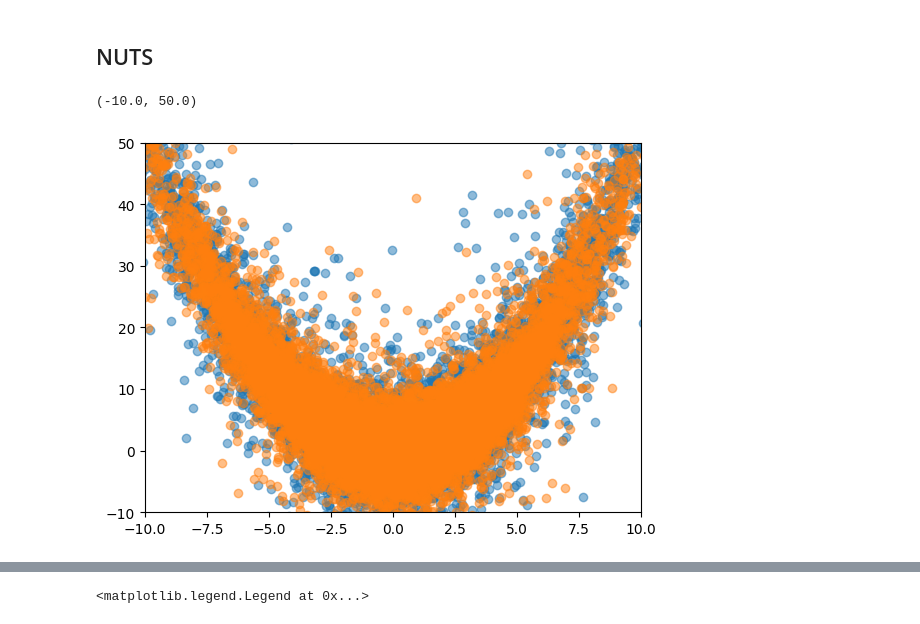
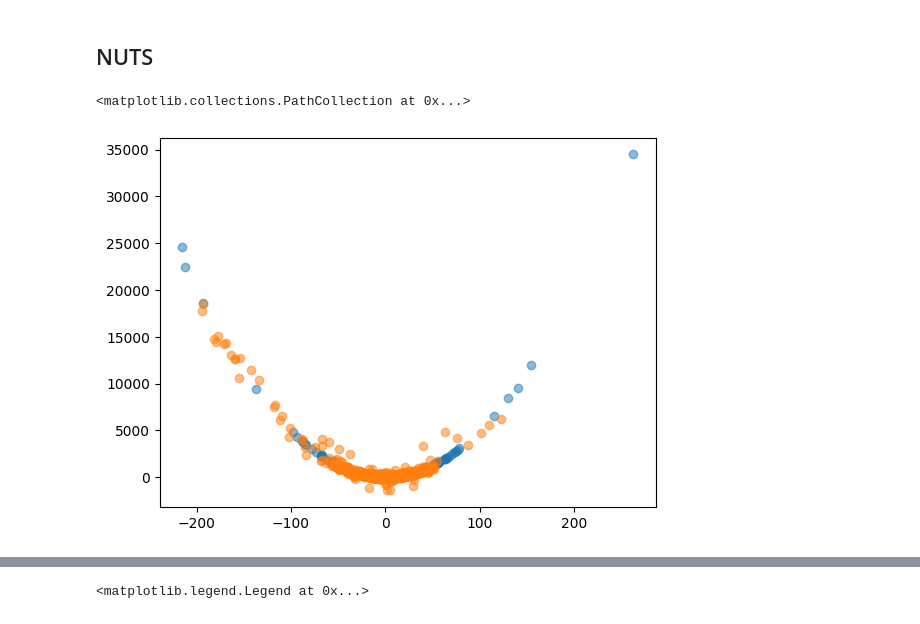
Before and after one commit to liusf15/sub-cauchy-sampler, a Jupyter notebook: experiments/test_realnvp.ipynb, the cells around one changed output, grey strips where cells are left out. Drawn from its saved outputs; the diff is of its cells as text; code cells hidden in the pictures.

```diff
--- a/experiments/test_realnvp.ipynb
+++ b/experiments/test_realnvp.ipynb
@@ -105,6 +238,7 @@ plot_density_contour(target.log_prob, 0, 1, d, xlim=(-2, 2), ylim=(-5, 5))
 # %% [output]
 [figure]
 # %%
+exact_samples = target.sample(seed=key, n=transformed_samples.shape[0])
 fig, ax = plt.subplots(1, 2, figsize=(8, 4))
 for i, j in enumerate([0, 1]):
     exact_sorted = jnp.sort(exact_samples[:, j])
@@ -236,7 +370,7 @@ def loss_fn(params):
 # jax.grad(loss_fn)(params)
 # %%
 learning_rate = 1e-3
-max_iter = 1000
+max_iter = 2000
 opt_params, losses = train(loss_fn, params, learning_rate=learning_rate, max_iter=max_iter)
 # %%
 plt.plot(losses)
@@ -288,6 +415,13 @@ logp_sphere = scp_model.transform_target(logp_transformed_by_nvp, opt_params['sc
 # %%
+def logp_transformed_by_nvp(x):
+    y, logdet = nvp_model.apply(opt_params['nvp'], x, method=nvp_model.forward)
+    logp = target.log_prob(y)
+    return logp + logdet
+
+logp_sphere = scp_model.transform_target(logp_transformed_by_nvp, opt_params['scp'])
+
 nsample = 100_000
 burnin = 500
-x0 = jnp.zeros(d+1)
+x0 = uniform_sample_bright_side(d, latitude, jax.random.key(0), n=1)[0]
 seed = 1
-mcmc_samples_sphere, accepts = rwm_bright_side(logp_sphere, x0, latitude, key=jax.random.key(seed), nsample=nsample+burnin, stepsize=100)
+mcmc_samples_sphere, accepts = rwm_bright_side(logp_sphere, x0, latitude, key=jax.random.key(seed), nsample=nsample+burnin, stepsize=0.001)
@@ -382,7 +521,7 @@ import numpyro.distributions as dist
 from numpyro.infer import MCMC, NUTS
 from numpyro.distributions import constraints
 
-d = 20
+d = 200
 df = 2
 target = Banana_t(df=df, dim=d)
 
@@ -402,18 +541,18 @@ def banana_model():
 
 kernel = NUTS(banana_model,
               adapt_mass_matrix=False,
-              init_strategy=numpyro.infer.init_to_value(values={'z': jnp.zeros(d)}))
+              init_strategy=numpyro.infer.init_to_value(values={'z': jnp.zeros(d) + 1000.}))
 mcmc = MCMC(kernel, num_warmup=100, num_samples=100_000, num_chains=1)
 mcmc.run(jax.random.key(4))
 nuts_samples = mcmc.get_samples()['z']
 # %%
 plt.scatter(exact_samples[:, 0], exact_samples[:, 1], alpha=0.5, label='Exact')
 plt.scatter(nuts_samples[:, 0], nuts_samples[:, 1], alpha=0.5)
-plt.xlim(-10, 10)
-plt.ylim(-10, 50)
+# plt.xlim(-10, 10)
+# plt.ylim(-10, 50)
 # %% [output]
-(-10.0, 50.0)
+<matplotlib.collections.PathCollection at 0x...>
-[figure, old version]
+[figure, new version]
 # %%
 for a in [10, 20, 30, 40, 50]:
     print('CDF at x =', a)
```
Also changed, not shown: parts of 37 cells of this notebook, 3 other files.
